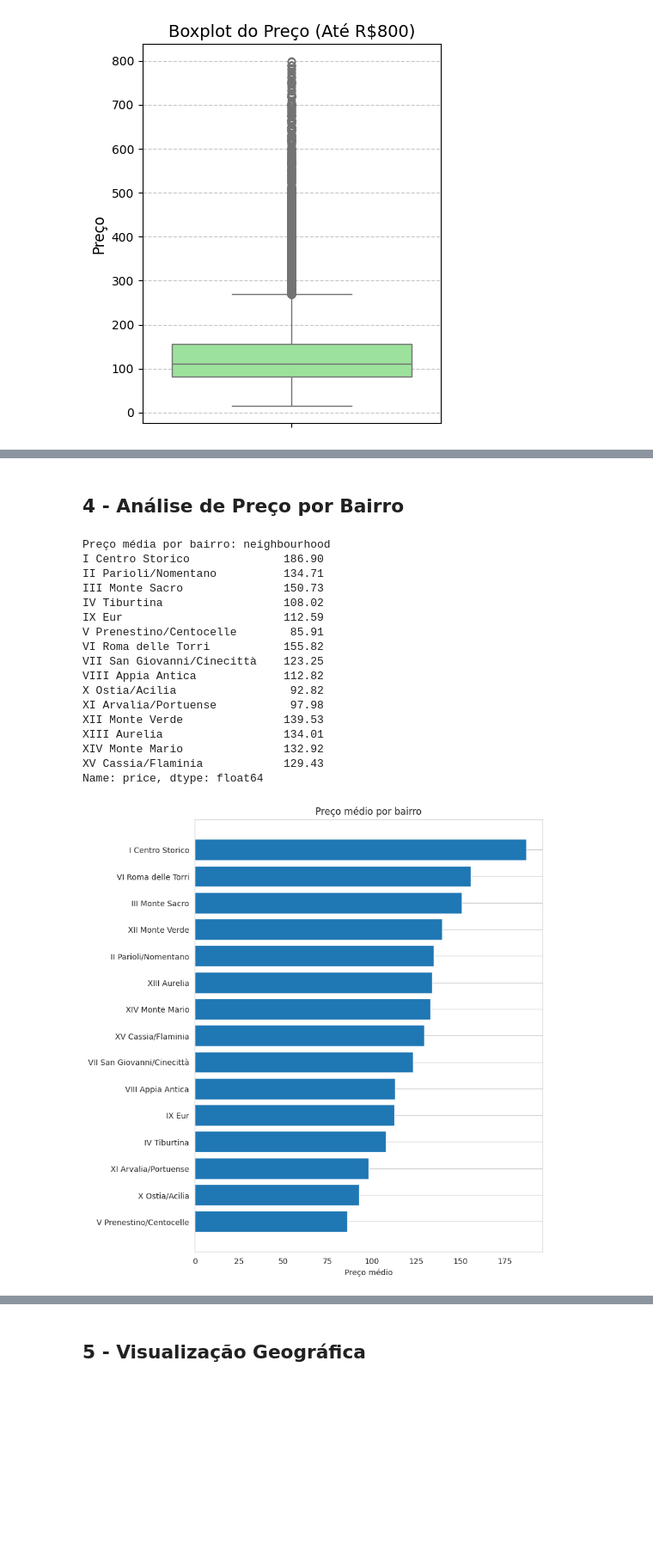
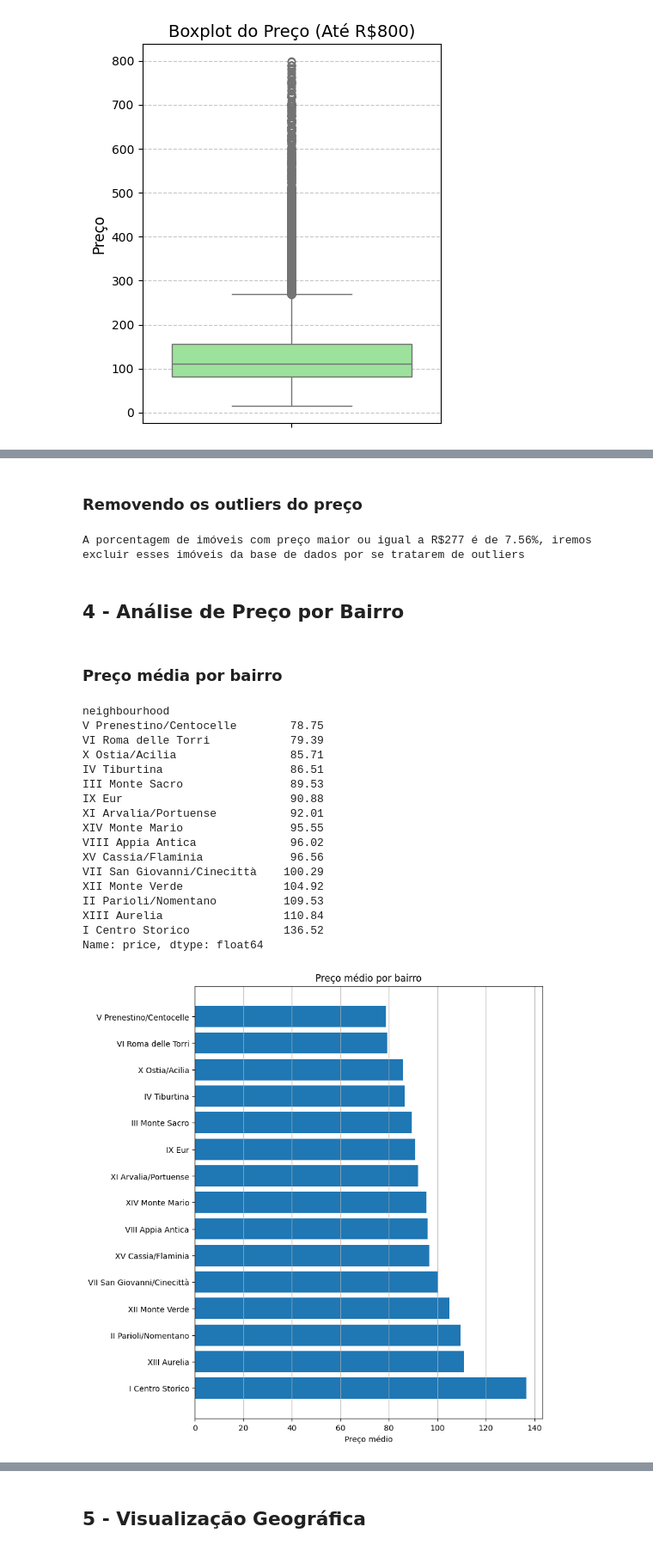
Before and after one commit to 242028904/CEE2, a Jupyter notebook: trabalho_final_aprt2.ipynb, the cells around one changed output, grey strips where cells are left out. Shown at 86% size. Drawn from its saved outputs; the diff is of its cells as text; code cells hidden in the pictures; blank space fills up the shorter version.

```diff
--- a/trabalho_final_aprt2.ipynb
+++ b/trabalho_final_aprt2.ipynb
@@ -244,25 +212,48 @@ plt.show()
+# %% [markdown]
+### Removendo os outliers do preço
+# %%
+# Excluindo os OUTLIERS do preço
+
+# Preço máximo
+price = 277 # Q3 + 1.5*IQR - Valore considerado como outlier
+
+a = (df['price'] >= price).sum()
+
+media_price = a / df.shape[0]
+
+print(f'A porcentagem de imóveis com preço maior ou igual a R${price} é de {media_price:.2%}, iremos excluir esses imóveis da base de dados por se tratarem de outliers')
+
+# Iremos excluir esses imóveis da base de dados
+df = df[df['price'] < price]
+# %% [output]
+A porcentagem de imóveis com preço maior ou igual a R$277 é de 7.56%, iremos excluir esses imóveis da base de dados por se tratarem de outliers
 # %% [markdown]
 ## 4 - Análise de Preço por Bairro
+# %% [markdown]
+### Preço média por bairro
 # %%
 # Agrupando os dados por bairro e calculando a média do price
 df_bairro = df.groupby('neighbourhood')['price'].mean().round(2)
 
-print(f'Preço média por bairro: {df_bairro}')
+# ordenado o preço médio por bairro em ordem crescente
+df_bairro = df_bairro.sort_values(ascending = True)
+
+df_bairro
 # %% [output]
-Preço média por bairro: neighbourhood
-I Centro Storico              186.90
-II Parioli/Nomentano          134.71
-III Monte Sacro               150.73
-IV Tiburtina                  108.02
-IX Eur                        112.59
-V Prenestino/Centocelle        85.91
-VI Roma delle Torri           155.82
-VII San Giovanni/Cinecittà    123.25
-VIII Appia Antica             112.82
-X Ostia/Acilia                 92.82
-XI Arvalia/Portuense           97.98
-XII Monte Verde               139.53
-XIII Aurelia                  134.01
-XIV Monte Mario               132.92
-XV Cassia/Flaminia            129.43
+neighbourhood
+V Prenestino/Centocelle        78.75
+VI Roma delle Torri            79.39
+X Ostia/Acilia                 85.71
+IV Tiburtina                   86.51
+III Monte Sacro                89.53
+IX Eur                         90.88
+XI Arvalia/Portuense           92.01
+XIV Monte Mario                95.55
+VIII Appia Antica              96.02
+XV Cassia/Flaminia             96.56
+VII San Giovanni/Cinecittà    100.29
+XII Monte Verde               104.92
+II Parioli/Nomentano          109.53
+XIII Aurelia                  110.84
+I Centro Storico              136.52
 Name: price, dtype: float64
@@ -272,23 +260,23 @@ df_bairro = df_bairro.sort_values(ascending = True)
 # %%
 # Gráfico de barras do preço médio por bairro
 
-df_bairro_ordenado = df_bairro.sort_values(ascending=True)
+df_bairro_ordenado = df_bairro.sort_values(ascending=False)
 
 
 # 2. Define o tamanho da figura, idealmente mais alta do que larga.
 plt.figure(figsize=(8, 10))
 
 # 3. Usa a função plt.barh() para criar as barras na HORIZONTAL.
 plt.barh(df_bairro_ordenado.index, df_bairro_ordenado.values)
 
 # 4. INVERTE os títulos dos eixos para corresponder ao novo layout.
 plt.title('Preço médio por bairro')
 plt.xlabel('Preço médio')
 
 
 plt.grid(axis='x')
 
 
 plt.show()
 # %% [output]
-[figure, old version]
+[figure, new version]
```
Also changed, not shown: parts of 26 cells of this notebook.
